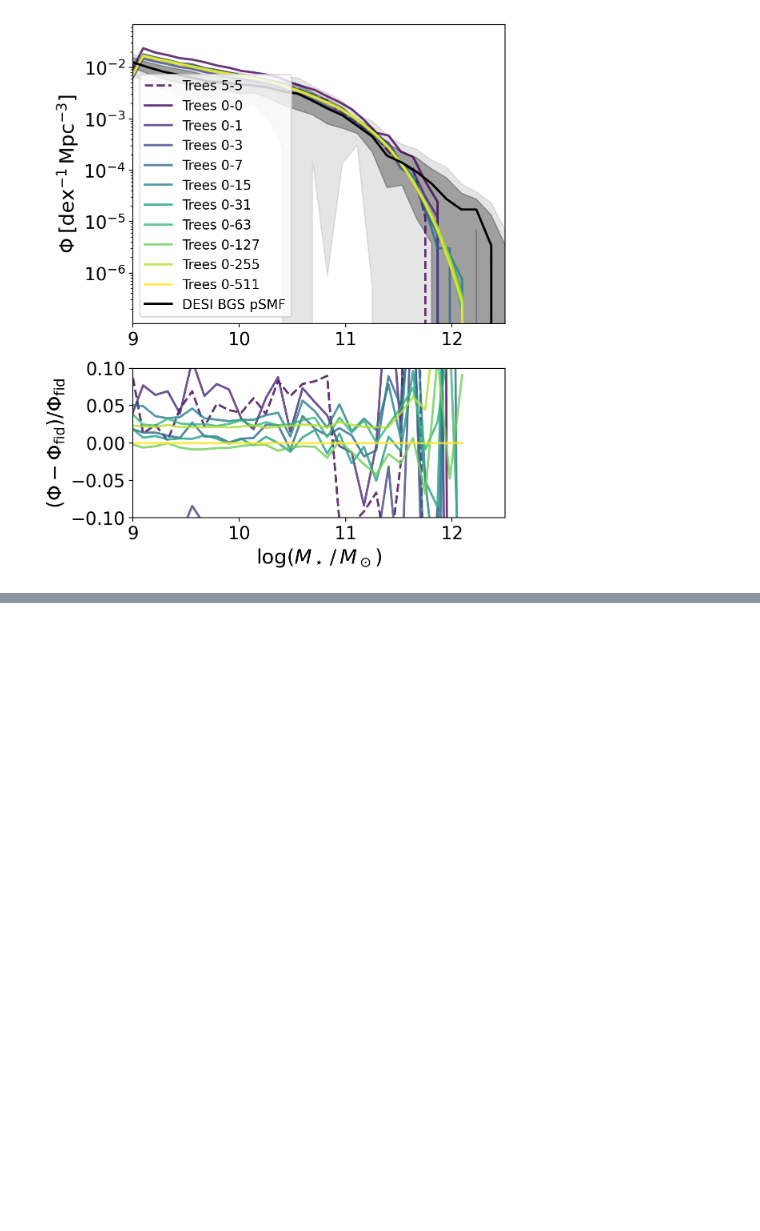
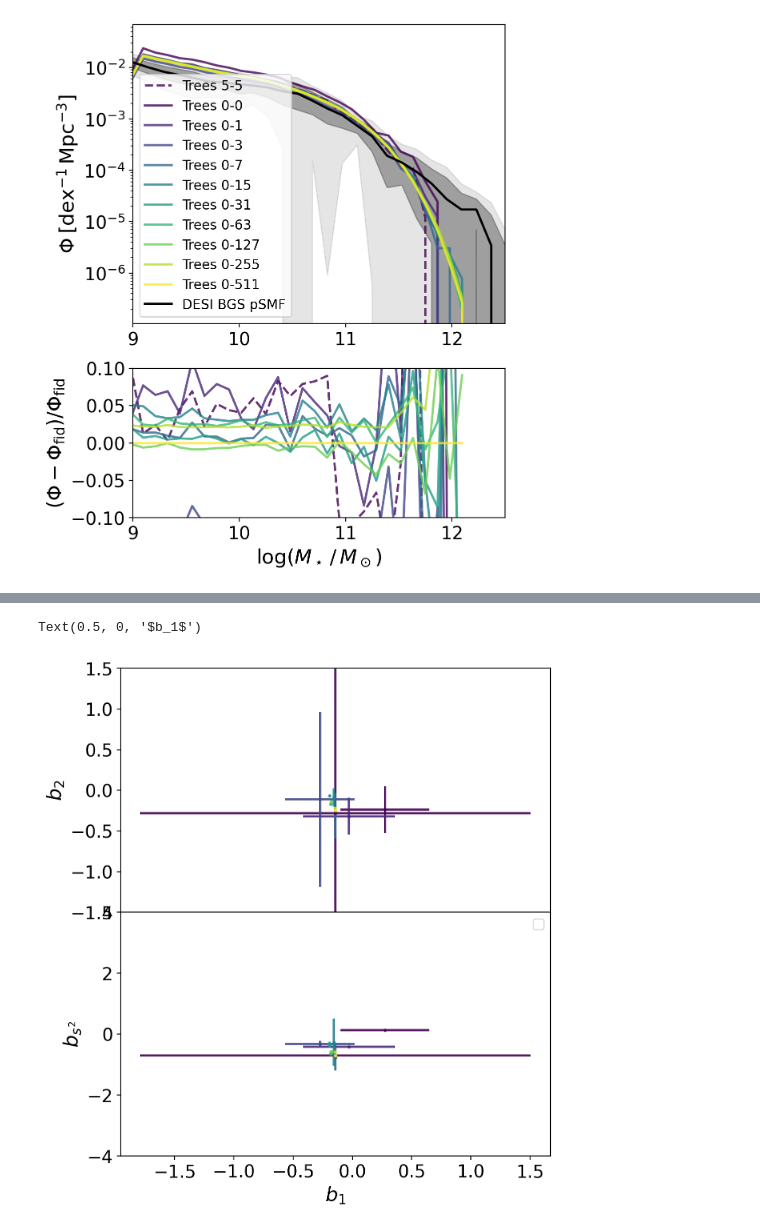
Before and after one commit to kstoreyf/biasexp-target-observable, a Jupyter notebook: notebooks/2024-08-18_lgalaxies_trees.ipynb, the cells around one changed output, grey strips where cells are left out. Saved outputs shown, nothing was run; the diff lists cells and outputs as text; code cells hidden in the pictures; blank space fills up the shorter version.

```diff
--- a/notebooks/2024-08-18_lgalaxies_trees.ipynb
+++ b/notebooks/2024-08-18_lgalaxies_trees.ipynb
@@ -241,0 +225,2 @@ Trees 0-511
+# %%
+sim = fpb.setup_sim(sim_name='millennium', n_threads_bacco=8)
@@ -241,0 +242,2 @@ Trees 0-511
+# %%
+pbm = fpb.setup_pbm(sim, damping_scale=0.2)
@@ -241,0 +321,58 @@ Trees 0-511
+# %%
+b_arr = []
+b_cov_arr = []
+for i in range(len(pb_arr)):
+    bias_params, bias_param_names = utils.pbias_params_to_bias_params(dict(zip(pbm.bias_model.terms, pb_arr[i])))
+    b_arr.append(bias_params)
+    bias_cov, bias_param_names = utils.pbias_params_to_bias_params(dict(zip(pbm.bias_model.terms, pb_cov_arr[i])))
+    b_cov_arr.append(bias_cov)
+
+b_arr = np.array(b_arr)
+b_cov_arr = np.array(b_cov_arr)
+# %%
+bias_param_names_nob1 = bias_param_names.copy()
+bias_param_names_nob1.remove('b1')
+# %%
+nrows, ncols = 2, 1
+fig, axarr = plt.subplots(nrows, ncols, figsize=(7, 4*nrows), sharex=True)
+plt.subplots_adjust(hspace=0)
+
+bp_arr = []
+Asn_arr = []
+
+
+bb_b1 = bias_param_names.index('b1')
+
+for i in range(b_arr.shape[0]):
+
+    for ib, bp_name in enumerate(bias_param_names_nob1):
+
+        bb = bias_param_names.index(bp_name)
+
+        bval = np.array(b_arr[i,bb])
+        axarr[ib].errorbar(b_arr[i,bb_b1], bval,
+                            yerr=b_cov_arr[i,bb,bb],
+                            xerr=b_cov_arr[i,bb_b1,bb_b1],
+                            marker='o', markersize=2, color=colors[i],
+                            ls='None', alpha=0.9)
+
+        axarr[ib].set_ylabel(utils.param_label_dict[bp_name])
+
+
+handles, labels = plt.gca().get_legend_handles_labels()
+# if color_mode=='discrete':
+#     handles.extend(handles_discrete)
+plt.legend(handles=handles, fontsize=12)
+#plt.xlim(-2, 1)
+
+axarr[0].set_ylim(-1.5, 1.5)
+axarr[1].set_ylim(-4, 4)
+#axarr[2].set_ylim(-10, 20)
+
+plt.xlabel(utils.param_label_dict['b1'])
+
+# if save_figs:
+#     plt.savefig(f'{plot_dir}/bps{plot_tag}{tag_bpfit}.png')
+# %% [output]
+Text(0.5, 0, '$b_1$')
+[figure, added]
```
Also changed, not shown: parts of 12 cells of this notebook, 4 other files.
